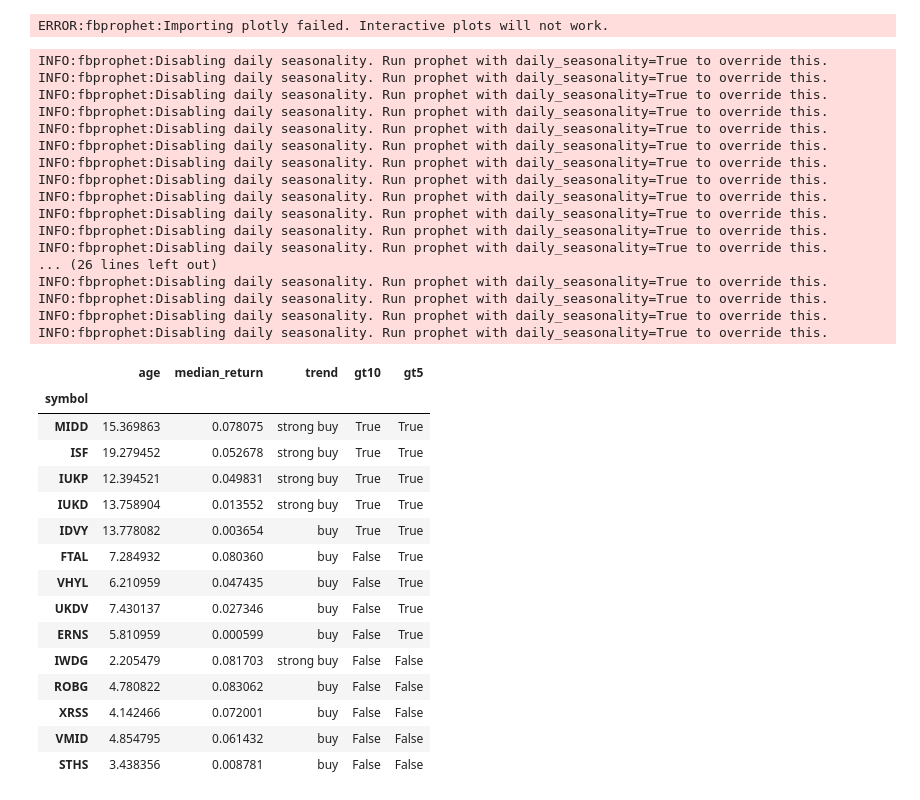
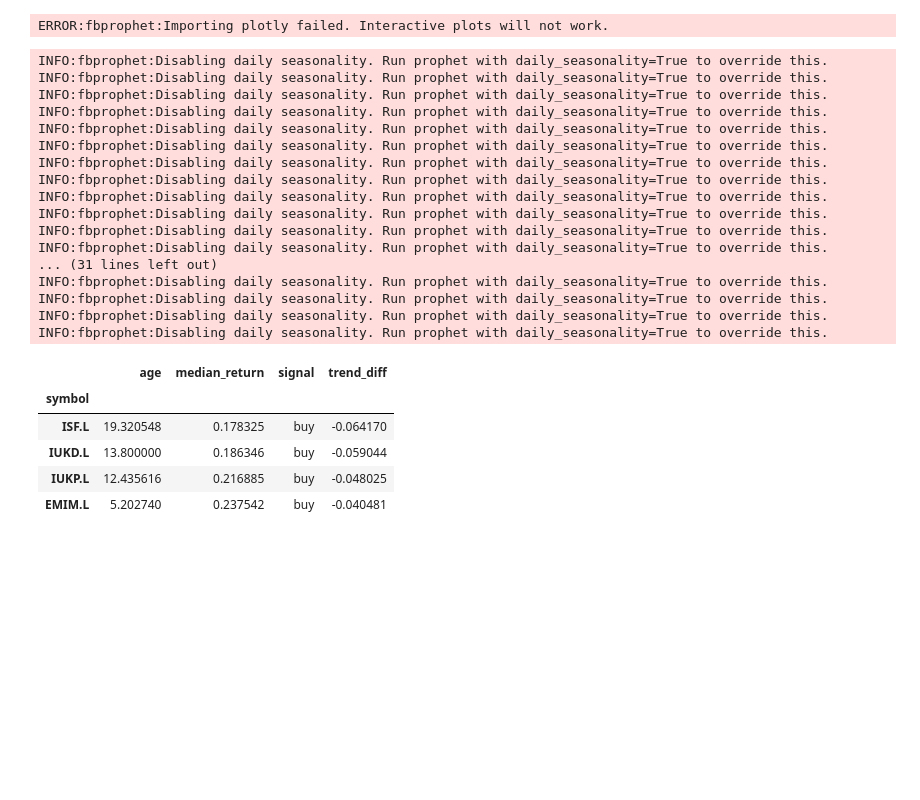
Before and after one commit to rick-62/Investing, a Jupyter notebook: Version1.1.ipynb, the cells around one changed output. Drawn from its saved outputs; the diff is of its cells as text; code cells hidden in the pictures; blank space fills up the shorter version.

```diff
--- a/Version1.1.ipynb
+++ b/Version1.1.ipynb
@@ -148,11 +104,11 @@ def buy_or_sell(price, df_forecast):
 # %%
 %%capture
-for k,v in stock_dct.items():
+for k,v in stock_obj.items():
     df = v.historic_data
     df = ffill_missing_dates(df)
     df_forecast = prophet_model(df)
-    save_plot(df, df_forecast, 'figures/' + k)
-    v.buy_or_sell = buy_or_sell(float(v.meta['price']), df_forecast)
+    save_plot(df, df_forecast, 'datastore/figures/' + k)
+    v.buy_or_sell = buy_or_sell(v.latest_price, v.latest_date, df_forecast)
 # %% [output]
 INFO:fbprophet:Disabling daily seasonality. Run prophet with daily_seasonality=True to override this.
 INFO:fbprophet:Disabling daily seasonality. Run prophet with daily_seasonality=True to override this.
@@ -166,7 +122,7 @@ INFO:fbprophet:Disabling daily seasonality. Run prophet with daily_seasonality=T
 INFO:fbprophet:Disabling daily seasonality. Run prophet with daily_seasonality=True to override this.
 INFO:fbprophet:Disabling daily seasonality. Run prophet with daily_seasonality=True to override this.
 INFO:fbprophet:Disabling daily seasonality. Run prophet with daily_seasonality=True to override this.
-... (26 lines left out)
+... (31 lines left out)
 INFO:fbprophet:Disabling daily seasonality. Run prophet with daily_seasonality=True to override this.
 INFO:fbprophet:Disabling daily seasonality. Run prophet with daily_seasonality=True to override this.
 INFO:fbprophet:Disabling daily seasonality. Run prophet with daily_seasonality=True to override this.
@@ -190,21 +147,9 @@ df['gt5']  = df['age'] >= 5
 # %%
-df.sort_values(by=['gt10', 'gt5', 'trend', 'median_return'], ascending=False, inplace=True)
+df_buy.sort_values(by=['trend_diff'], ascending=True)
+# %% [output]
+|  | age | median_return | signal | trend_diff |
+| symbol |  |  |  |  |
+| ISF.L | 19.320548 | 0.178325 | buy | -0.064170 |
+| IUKD.L | 13.800000 | 0.186346 | buy | -0.059044 |
+| IUKP.L | 12.435616 | 0.216885 | buy | -0.048025 |
+| EMIM.L | 5.202740 | 0.237542 | buy | -0.040481 |
-# %%
-df[ df['trend'].str.contains('buy') ]
-# %% [output]
-|  | age | median_return | trend | gt10 | gt5 |
-| symbol |  |  |  |  |  |
-| MIDD | 15.369863 | 0.078075 | strong buy | True | True |
-| ISF | 19.279452 | 0.052678 | strong buy | True | True |
-| IUKP | 12.394521 | 0.049831 | strong buy | True | True |
-| IUKD | 13.758904 | 0.013552 | strong buy | True | True |
-| IDVY | 13.778082 | 0.003654 | buy | True | True |
-| FTAL | 7.284932 | 0.080360 | buy | False | True |
-| VHYL | 6.210959 | 0.047435 | buy | False | True |
-| UKDV | 7.430137 | 0.027346 | buy | False | True |
-| ERNS | 5.810959 | 0.000599 | buy | False | True |
-| IWDG | 2.205479 | 0.081703 | strong buy | False | False |
-| ROBG | 4.780822 | 0.083062 | buy | False | False |
-| XRSS | 4.142466 | 0.072001 | buy | False | False |
-| VMID | 4.854795 | 0.061432 | buy | False | False |
-| STHS | 3.438356 | 0.008781 | buy | False | False |
```
Also changed, not shown: parts of 25 cells of this notebook, 2 other files.
